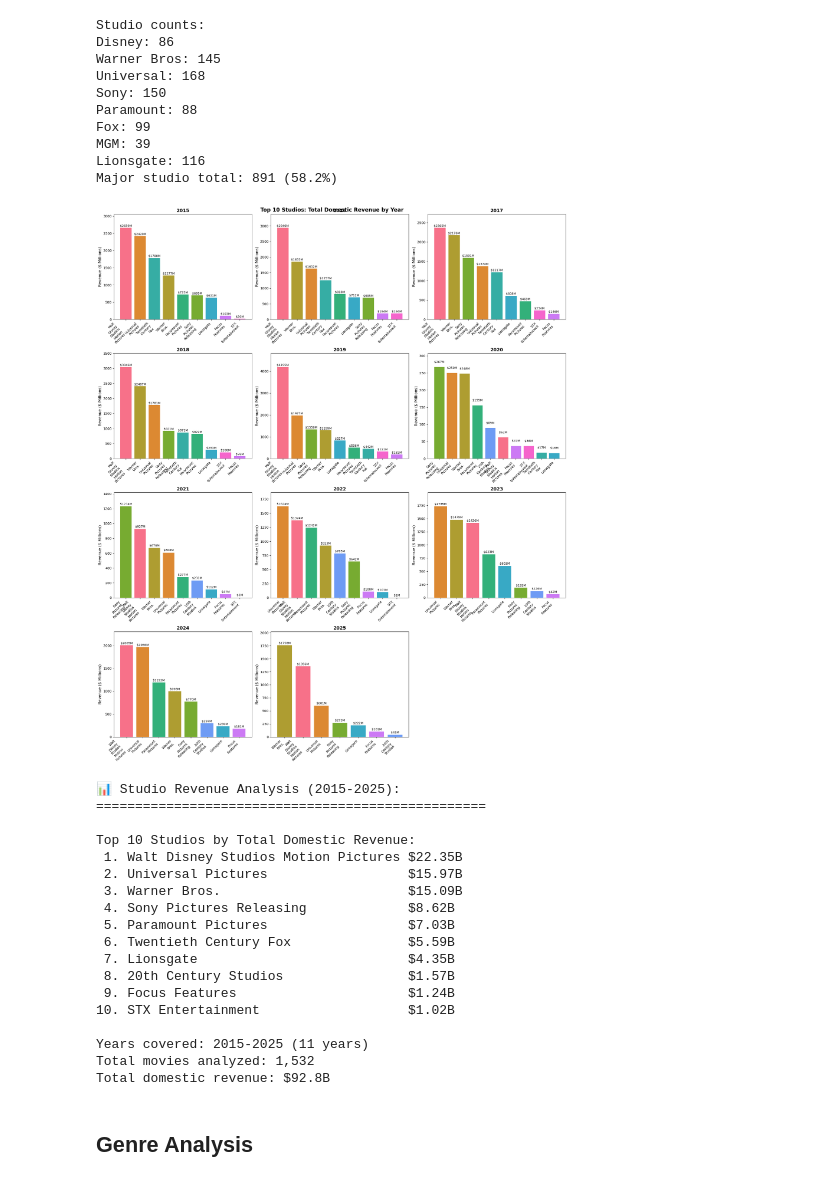
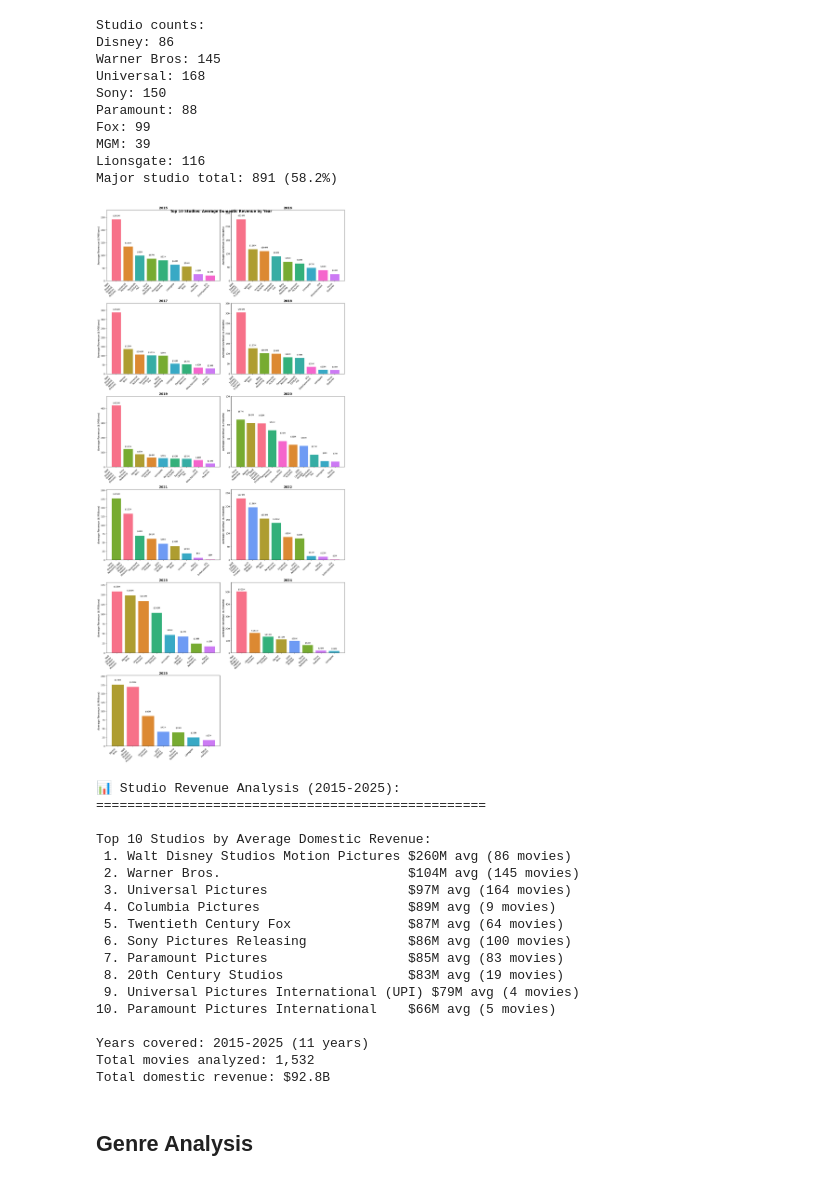
Before and after one commit to jasmineplows/box_office, a Jupyter notebook: code/2.feature-engineering.ipynb, the cells around one changed output. Drawn from its saved outputs; the diff is of its cells as text; code cells hidden in the pictures.

```diff
--- a/code/2.feature-engineering.ipynb
+++ b/code/2.feature-engineering.ipynb
@@ -137,21 +177,21 @@ studio_revenue_by_year = {}
 for year in years:
     year_data = df[df['release_year'] == year]
 
-    # Get revenue by distributor for this year, only for top 10
+    # Get average revenue by distributor for this year, only for top 10
     year_revenue = (year_data[year_data['distributor'].isin(top_10_distributors)]
                     .groupby('distributor')['revenue_domestic']
-                    .sum()
+                    .mean()
                     .reindex(top_10_distributors, fill_value=0))
 
     studio_revenue_by_year[year] = year_revenue
 
 # Create subplots - one per year
 n_years = len(years)
-cols = 3
+cols = 2
 rows = (n_years + cols - 1) // cols
 
-fig, axes = plt.subplots(rows, cols, figsize=(20, 6*rows))
-fig.suptitle('Top 10 Studios: Total Domestic Revenue by Year', fontsize=16, fontweight='bold')
+fig, axes = plt.subplots(rows, cols, figsize=(16, 6*rows))
+fig.suptitle('Top 10 Studios: Average Domestic Revenue by Year', fontsize=16, fontweight='bold')
 
 # Flatten axes for easier indexing
 if rows > 1:
@@ -180,59 +220,62 @@ for i, year in enumerate(years):
                      color=studio_colors)
 
         ax.set_title(f'{year}', fontsize=14, fontweight='bold')
-        ax.set_ylabel('Revenue ($ Millions)', fontsize=12)
+        ax.set_ylabel('Average Revenue ($ Millions)', fontsize=12)
         ax.set_xticks(range(len(year_revenue_filtered)))
         ax.set_xticklabels([studio.replace(' ', '\n') for studio in year_revenue_filtered.index],
                           rotation=45, ha='right', fontsize=10)
 
         # Add value labels on bars
         for bar, value in zip(bars, year_revenue_filtered.values):
             if value > 0:
                 ax.text(bar.get_x() + bar.get_width()/2, bar.get_height() + 10,
                        f'${value/1e6:.0f}M', ha='center', va='bottom', fontsize=9)
 
         # Set y-axis limit for consistency
         ax.set_ylim(0, max(year_revenue_filtered.max() / 1e6 * 1.15, 100))
 
     else:
         ax.set_title(f'{year} (No Data)', fontsize=14)
-        ax.set_ylabel('Revenue ($ Millions)', fontsize=12)
+        ax.set_ylabel('Average Revenue ($ Millions)', fontsize=12)
 
 # Hide empty subplots
 for i in range(n_years, len(axes)):
     axes[i].set_visible(False)
 
 plt.tight_layout()
 plt.show()
 
 # Summary statistics
 print(f"\n📊 Studio Revenue Analysis ({min(years)}-{max(years)}):")
 print("=" * 50)
 
-total_revenue_by_studio = df.groupby('distributor')['revenue_domestic'].sum().sort_values(ascending=False)
-print("\nTop 10 Studios by Total Domestic Revenue:")
-for i, (studio, revenue) in enumerate(total_revenue_by_studio.head(10).items(), 1):
-    print(f"{i:2d}. {studio:35s} ${revenue/1e9:.2f}B")
+avg_revenue_by_studio = df.groupby('distributor')['revenue_domestic'].mean().sort_values(ascending=False)
+movie_count_by_studio = df.groupby('distributor').size().sort_values(ascending=False)
+
+print("\nTop 10 Studios by Average Domestic Revenue:")
+for i, (studio, avg_revenue) in enumerate(avg_revenue_by_studio.head(10).items(), 1):
+    movie_count = movie_count_by_studio[studio]
+    print(f"{i:2d}. {studio:35s} ${avg_revenue/1e6:.0f}M avg ({movie_count} movies)")
 
 print(f"\nYears covered: {min(years)}-{max(years)} ({len(years)} years)")
 print(f"Total movies analyzed: {len(df):,}")
 print(f"Total domestic revenue: ${df['revenue_domestic'].sum()/1e9:.1f}B")
 # %% [output]
-[figure, old version]
+[figure, new version]
 📊 Studio Revenue Analysis (2015-2025):
 ==================================================
 
-Top 10 Studios by Total Domestic Revenue:
- 1. Walt Disney Studios Motion Pictures $22.35B
- 2. Universal Pictures                  $15.97B
- 3. Warner Bros.                        $15.09B
- 4. Sony Pictures Releasing             $8.62B
- 5. Paramount Pictures                  $7.03B
- 6. Twentieth Century Fox               $5.59B
- 7. Lionsgate                           $4.35B
- 8. 20th Century Studios                $1.57B
- 9. Focus Features                      $1.24B
-10. STX Entertainment                   $1.02B
+Top 10 Studios by Average Domestic Revenue:
+ 1. Walt Disney Studios Motion Pictures $260M avg (86 movies)
+ 2. Warner Bros.                        $104M avg (145 movies)
+ 3. Universal Pictures                  $97M avg (164 movies)
+ 4. Columbia Pictures                   $89M avg (9 movies)
+ 5. Twentieth Century Fox               $87M avg (64 movies)
+ 6. Sony Pictures Releasing             $86M avg (100 movies)
+ 7. Paramount Pictures                  $85M avg (83 movies)
+ 8. 20th Century Studios                $83M avg (19 movies)
+ 9. Universal Pictures International (UPI) $79M avg (4 movies)
+10. Paramount Pictures International    $66M avg (5 movies)
 
 Years covered: 2015-2025 (11 years)
 Total movies analyzed: 1,532
```
Also changed, not shown: parts of 12 cells of this notebook, 1 other file.
